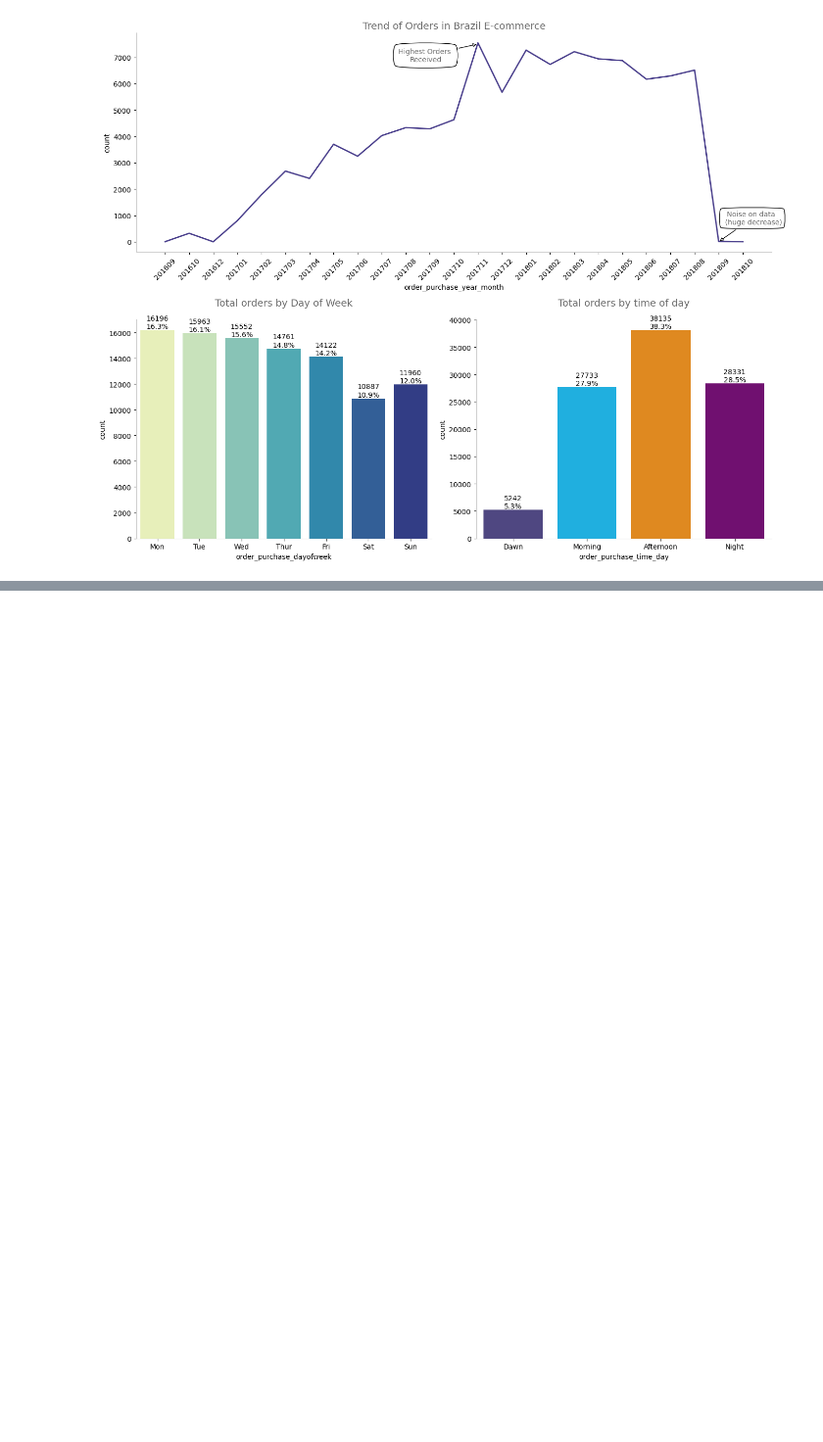
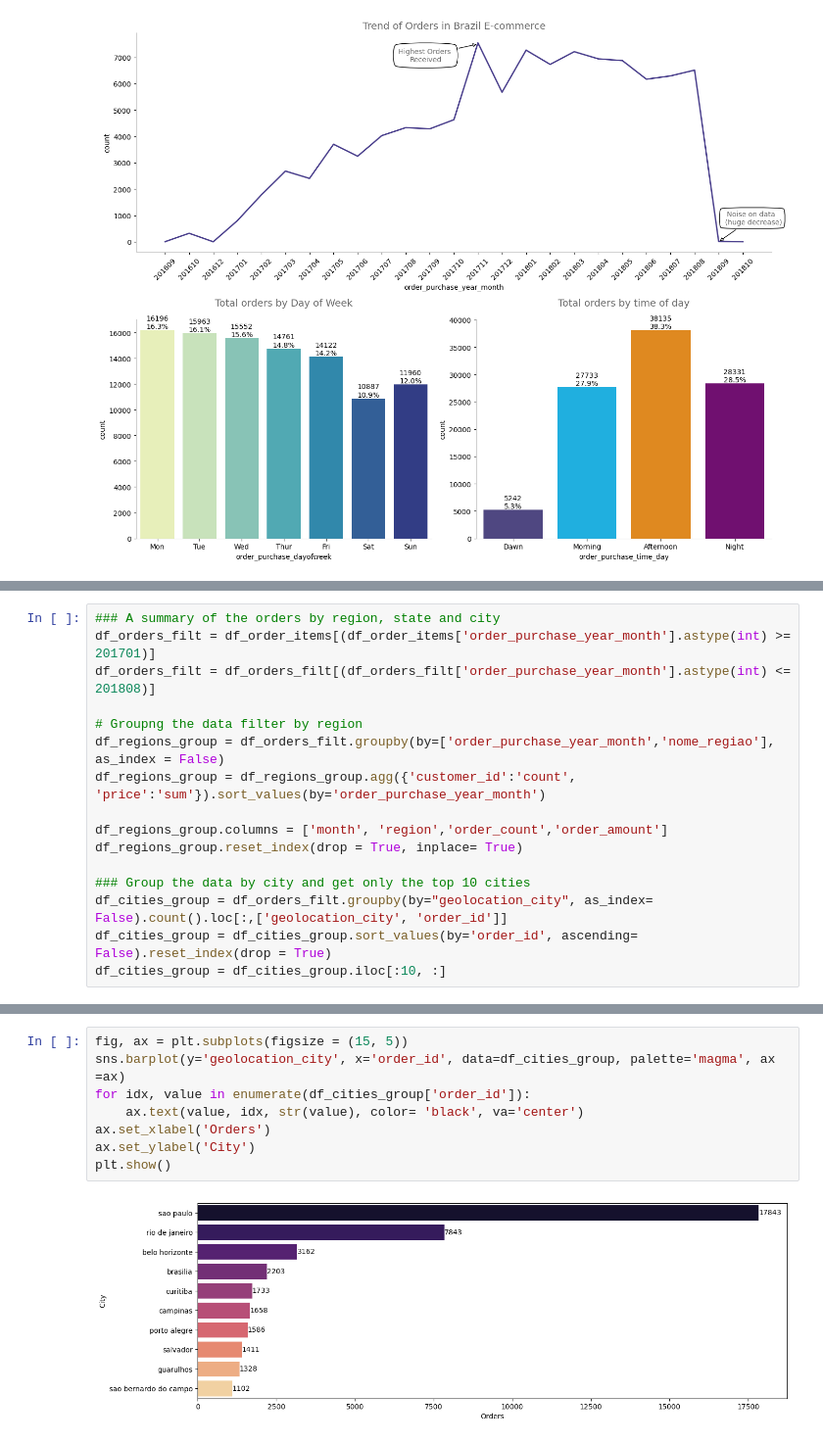
Before and after one commit to FRANKSADWAR/Brazil_Ecommerce, a Jupyter notebook: E_commerce_EDA_and_Sentiment_Analysis.ipynb, the cells around one changed output, grey strips where cells are left out. Shown at 98% size. Cells and saved outputs as stored; diff of their text form; blank space fills up the shorter version.

```diff
--- a/E_commerce_EDA_and_Sentiment_Analysis.ipynb
+++ b/E_commerce_EDA_and_Sentiment_Analysis.ipynb
@@ -243,0 +327,16 @@ plt.show()
+# %%
+### A summary of the orders by region, state and city
+df_orders_filt = df_order_items[(df_order_items['order_purchase_year_month'].astype(int) >= 201701)]
+df_orders_filt = df_orders_filt[(df_orders_filt['order_purchase_year_month'].astype(int) <= 201808)]
+
+# Groupng the data filter by region
+df_regions_group = df_orders_filt.groupby(by=['order_purchase_year_month','nome_regiao'], as_index = False)
+df_regions_group = df_regions_group.agg({'customer_id':'count', 'price':'sum'}).sort_values(by='order_purchase_year_month')
+
+df_regions_group.columns = ['month', 'region','order_count','order_amount']
+df_regions_group.reset_index(drop = True, inplace= True)
+
+### Group the data by city and get only the top 10 cities
+df_cities_group = df_orders_filt.groupby(by="geolocation_city", as_index= False).count().loc[:,['geolocation_city', 'order_id']]
+df_cities_group = df_cities_group.sort_values(by='order_id', ascending= False).reset_index(drop = True)
+df_cities_group = df_cities_group.iloc[:10, :]
@@ -243,0 +357,10 @@ plt.show()
+# %%
+fig, ax = plt.subplots(figsize = (15, 5))
+sns.barplot(y='geolocation_city', x='order_id', data=df_cities_group, palette='magma', ax =ax)
+for idx, value in enumerate(df_cities_group['order_id']):
+    ax.text(value, idx, str(value), color= 'black', va='center')
+ax.set_xlabel('Orders')
+ax.set_ylabel('City')
+plt.show()
+# %% [output]
+[figure, added]
```
Also changed, not shown: parts of 9 cells of this notebook, 1 other file.
